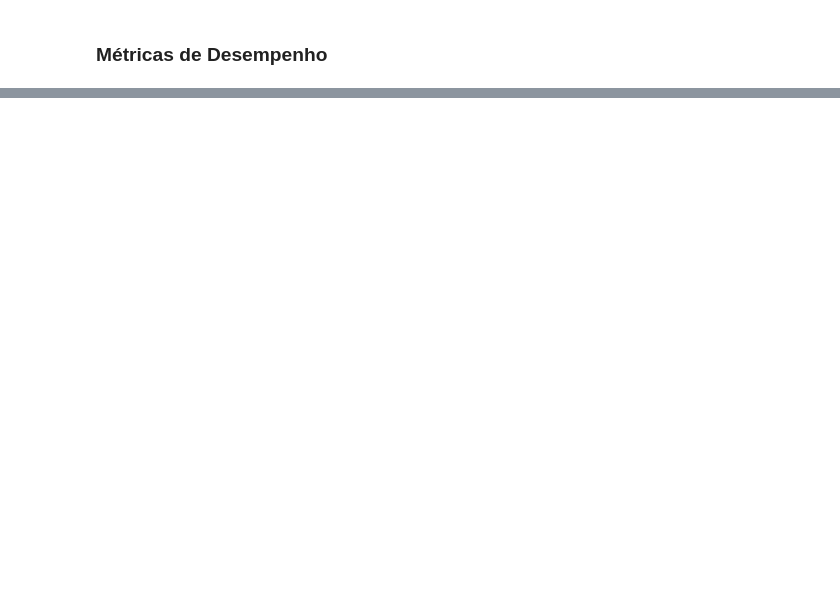
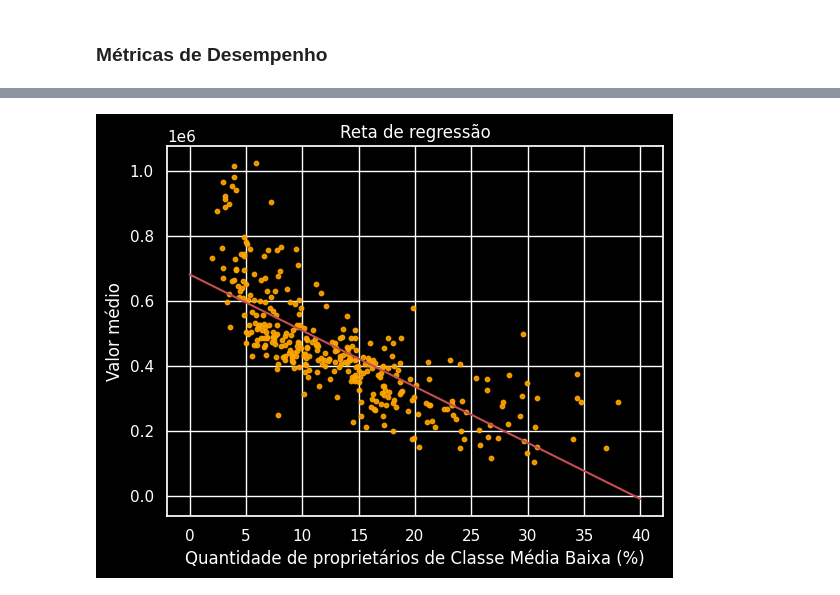
Before and after one commit to DiogoMonteiro99/repos, a Jupyter notebook: casas_boston.ipynb, the cells around one changed output, grey strips where cells are left out. Cells and saved outputs as stored; diff of their text form; code cells hidden in the pictures; blank space fills up the shorter version.

```diff
--- a/casas_boston.ipynb
+++ b/casas_boston.ipynb
@@ -730,0 +772,3 @@ mean_absolute_error(y_teste, previsoes_teste)
+# %%
+x3 = df.iloc[:,1:2].values
+x3
@@ -730,0 +795,3 @@ mean_absolute_error(y_teste, previsoes_teste)
+# %%
+y = df.iloc[:,3].values
+y
@@ -730,0 +818,2 @@ mean_absolute_error(y_teste, previsoes_teste)
+# %%
+x_treino,x_teste,y_treino,y_teste = train_test_split(x3, y, test_size = 0.3, random_state=10)
@@ -730,0 +830,3 @@ mean_absolute_error(y_teste, previsoes_teste)
+# %%
+reg_linear3 = LinearRegression()
+reg_linear3.fit(x_treino,y_treino)
@@ -730,0 +876,10 @@ mean_absolute_error(y_teste, previsoes_teste)
+# %%
+plt.scatter(y=y_treino,x=x_treino, color="orange", s=10, alpha=0.9)
+x_plot = np.linspace(0,40)
+plt.plot(x_plot, x_plot*reg_linear3.coef_+reg_linear3.intercept_, color='r')
+plt.title('Reta de regressão')
+plt.ylabel('Valor médio')
+plt.xlabel('Quantidade de proprietários de Classe Média Baixa (%)')
+plt.show()
+# %% [output]
+[figure, added]
```
Also changed, not shown: parts of 78 cells of this notebook.
